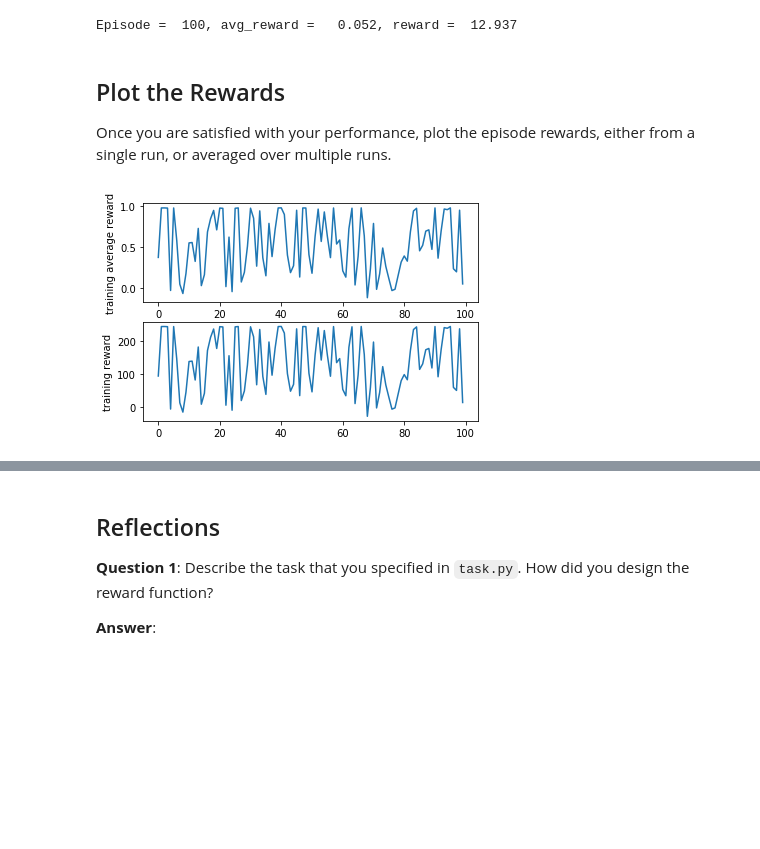
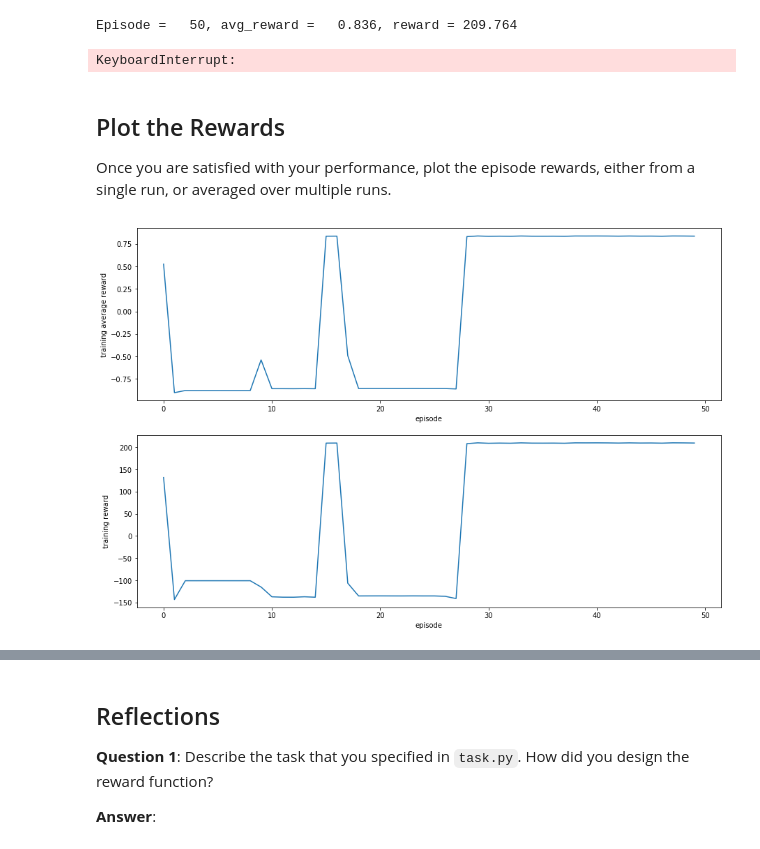
Before and after one commit to SergeyPoltavtsev/Quadcopter-RL, a Jupyter notebook: Quadcopter_Project.ipynb, the cells around one changed output, grey strips where cells are left out. Saved outputs shown, nothing was run; the diff lists cells and outputs as text; code cells hidden in the pictures; blank space fills up the shorter version.

Commit message:
hyperparameters and reward function adjustment

```diff
--- a/Quadcopter_Project.ipynb
+++ b/Quadcopter_Project.ipynb
@@ -6,10 +15,4 @@ import matplotlib.pyplot as plt
 # %%
-import sys
-from agents.agent import DDPG_Agent
-from tasks.task import Task
-from tasks.takeoff_task import TakeOffTask
-import numpy as np
-
 # Modify the values below to give the quadcopter a different starting position.
 init_pose = np.array([0., 0., 10., 0., 0., 0.])  # initial pose
 init_velocities = np.array([0., 0., 0.])         # initial velocities
@@ -27,7 +30,7 @@ for i_episode in range(1, num_episodes+1):
     while True:
         action = agent.act(state)
         next_state, reward, done = task.step(action)
-        agent.step(action, reward, next_state, done)
+        agent.step(action, reward, next_state, done, is_learning = True)
         state = next_state
         if done:
             avg_episode_rewards.append(agent.score)
@@ -36,21 +39,26 @@ for i_episode in range(1, num_episodes+1):
             break
     sys.stdout.flush()
 # %% [output]
-Episode =  100, avg_reward =   0.052, reward =  12.937
+Episode =   50, avg_reward =   0.836, reward = 209.764
+KeyboardInterrupt:
 # %% [markdown]
 ## Plot the Rewards
 
 Once you are satisfied with your performance, plot the episode rewards, either from a single run, or averaged over multiple runs.
 # %%
+plt.subplots(figsize=(15, 10))
+
 plt.subplot(2, 1, 1)
 plt.plot(avg_episode_rewards)
+plt.xlabel('episode')
 plt.ylabel('training average reward')
 
 plt.subplot(2, 1, 2)
 plt.plot(episode_rewards)
+plt.xlabel('episode')
 plt.ylabel('training reward')
 
 plt.show()
 # %% [output]
-[figure, old version]
+[figure, new version]
 # %%
```
Also changed, not shown: parts of 4 cells of this notebook, 4 other files.
